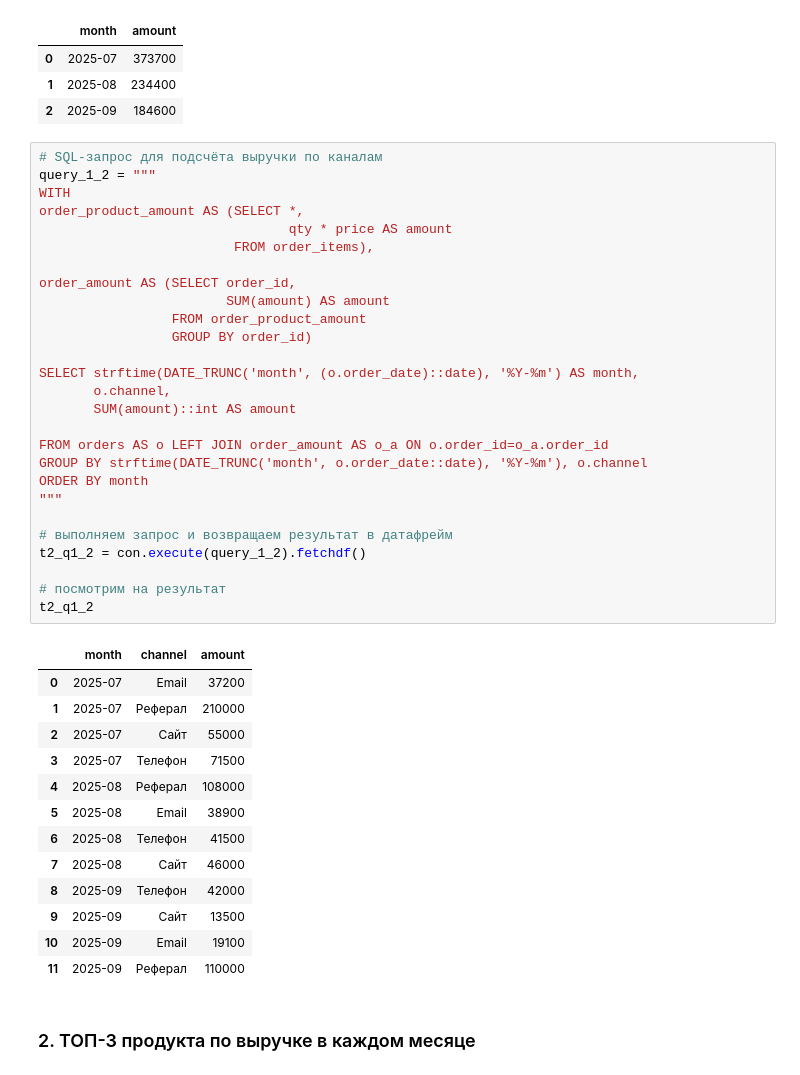
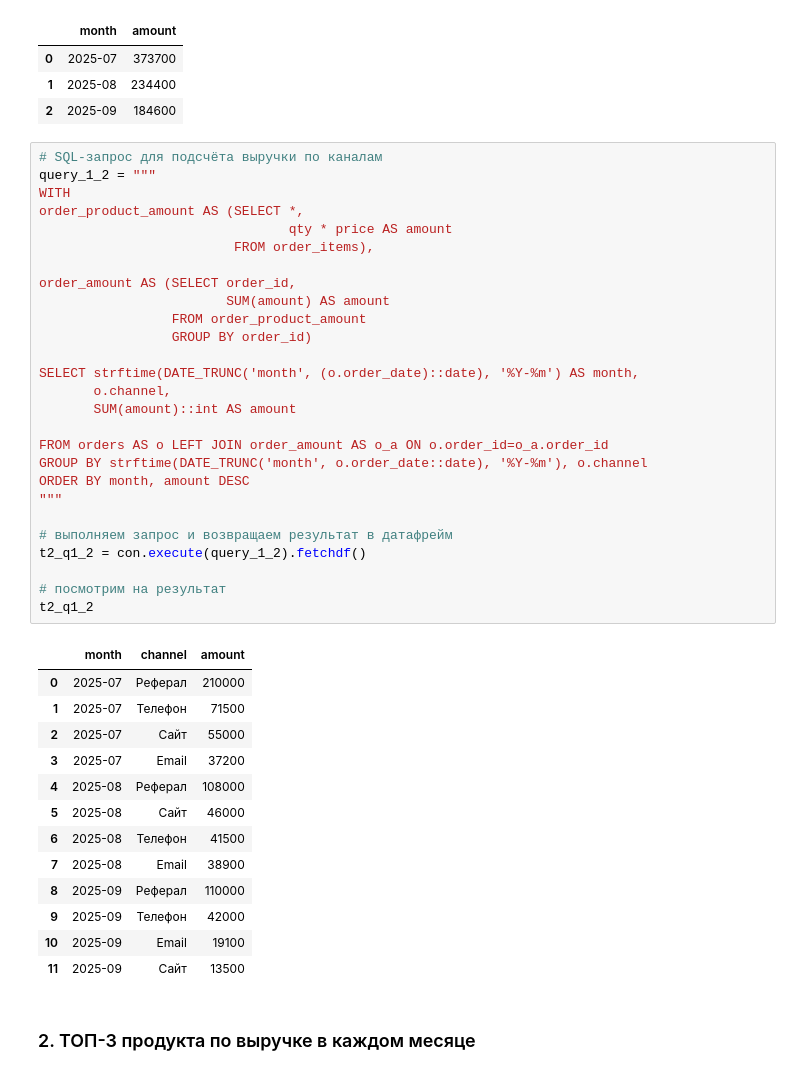
Before and after one commit to chekun4k/data-analytics-portfolio, a Jupyter notebook: SQL-практикум аналитика продаж/SQL-практикум аналитика продаж.ipynb, the cells around one changed output. Cells and saved outputs as stored; diff of their text form.

```diff
--- a/SQL-практикум аналитика продаж/SQL-практикум аналитика продаж.ipynb
+++ b/SQL-практикум аналитика продаж/SQL-практикум аналитика продаж.ipynb
@@ -150,44 +150,44 @@ t2_q1_1
 # %%
 # SQL-запрос для подсчёта выручки по каналам
 query_1_2 = """
 WITH
 order_product_amount AS (SELECT *,
                                 qty * price AS amount
                          FROM order_items),
 
 order_amount AS (SELECT order_id,
                         SUM(amount) AS amount
                  FROM order_product_amount
                  GROUP BY order_id)
 
 SELECT strftime(DATE_TRUNC('month', (o.order_date)::date), '%Y-%m') AS month,
        o.channel,
        SUM(amount)::int AS amount
 
 FROM orders AS o LEFT JOIN order_amount AS o_a ON o.order_id=o_a.order_id
 GROUP BY strftime(DATE_TRUNC('month', o.order_date::date), '%Y-%m'), o.channel
-ORDER BY month
+ORDER BY month, amount DESC
 """
 
 # выполняем запрос и возвращаем результат в датафрейм
 t2_q1_2 = con.execute(query_1_2).fetchdf()
 
 # посмотрим на результат
 t2_q1_2
 # %% [output]
 |  | month | channel | amount |
-| 0 | 2025-07 | Email | 37200 |
-| 1 | 2025-07 | Реферал | 210000 |
+| 0 | 2025-07 | Реферал | 210000 |
+| 1 | 2025-07 | Телефон | 71500 |
 | 2 | 2025-07 | Сайт | 55000 |
-| 3 | 2025-07 | Телефон | 71500 |
+| 3 | 2025-07 | Email | 37200 |
 | 4 | 2025-08 | Реферал | 108000 |
-| 5 | 2025-08 | Email | 38900 |
+| 5 | 2025-08 | Сайт | 46000 |
 | 6 | 2025-08 | Телефон | 41500 |
-| 7 | 2025-08 | Сайт | 46000 |
-| 8 | 2025-09 | Телефон | 42000 |
-| 9 | 2025-09 | Сайт | 13500 |
+| 7 | 2025-08 | Email | 38900 |
+| 8 | 2025-09 | Реферал | 110000 |
+| 9 | 2025-09 | Телефон | 42000 |
 | 10 | 2025-09 | Email | 19100 |
-| 11 | 2025-09 | Реферал | 110000 |
+| 11 | 2025-09 | Сайт | 13500 |
 # %% [markdown]
 ### 2. ТОП-3 продукта по выручке в каждом месяце
 # %%
```
Also changed, not shown: parts of 2 cells of this notebook.
